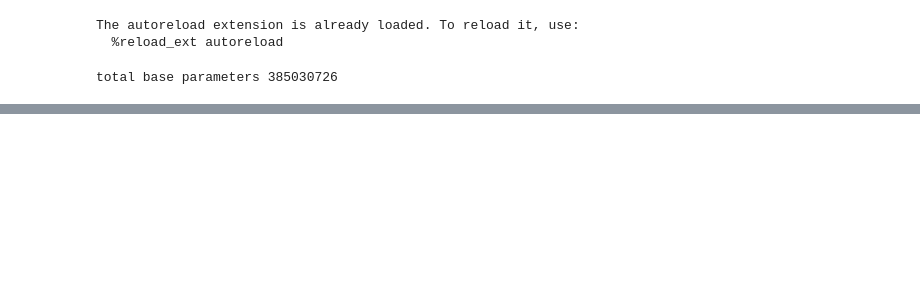
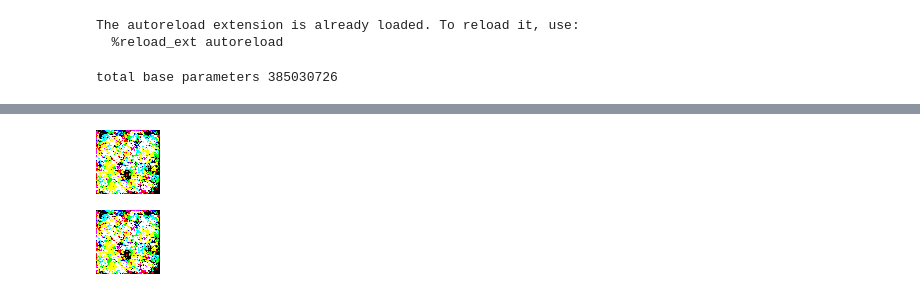
Before and after one commit to pranavgade20/glide, a Jupyter notebook: reference.ipynb, the cells around one changed output, grey strips where cells are left out. Drawn from its saved outputs; the diff is of its cells as text; code cells hidden in the pictures; blank space fills up the shorter version.

```diff
--- a/reference.ipynb
+++ b/reference.ipynb
@@ -211,0 +169,75 @@ show_images(up_samples)
+# %%
+# Breaking down p_sample_loop part 1
+
+import copy
+
+cloned_noise = copy.deepcopy(noise)
+
+# Sample from the base model.
+ref_model.del_cache()
+# samples = diffusion.p_sample_loop(
+#     ref_model_fn,
+#     (full_batch_size, 3, options["image_size"], options["image_size"]),
+#     device=device,
+#     clip_denoised=True,
+#     progress=True,
+#     model_kwargs=model_kwargs,
+#     cond_fn=None,
+#     noise=cloned_noise
+# )[:batch_size]
+final = None
+for sample in diffusion.p_sample_loop_progressive(
+    ref_model_fn,
+    (2, 3, 64, 64),
+    noise=cloned_noise,
+    clip_denoised=False,
+    denoised_fn=None,
+    cond_fn=None,
+    model_kwargs=model_kwargs,
+    device='cpu',
+):
+    final = sample
+sample = final['sample'][:batch_size]
+ref_model.del_cache()
+
+# Show the output
+show_images(sample)
+# %% [output]
+[figure, added]
+# %%
+# Breaking down p_sample_loop part 2
+
+th.manual_seed(2)
+import random
+random.seed(2)
+np.random.seed(2)
+
+import copy
+from tqdm.auto import tqdm
+
+cloned_noise = copy.deepcopy(noise)
+
+# Sample from the base model.
+ref_model.del_cache()
+
+indices = list(range(2))[::-1]
+img = cloned_noise
+for i in tqdm(indices):
+    t = th.tensor([i]*2)
+    with th.no_grad():
+        out = diffusion.p_sample(
+            ref_model_fn,
+            img,
+            t,
+            clip_denoised=False,
+            denoised_fn=None,
+            cond_fn=None,
+            model_kwargs=model_kwargs,
+        )
+        img = out["sample"]
+ref_model.del_cache()
+
+# Show the output
+show_images(sample)
+# %% [output]
+[figure, added]
```
Also changed, not shown: parts of 15 cells of this notebook, 3 other files.
